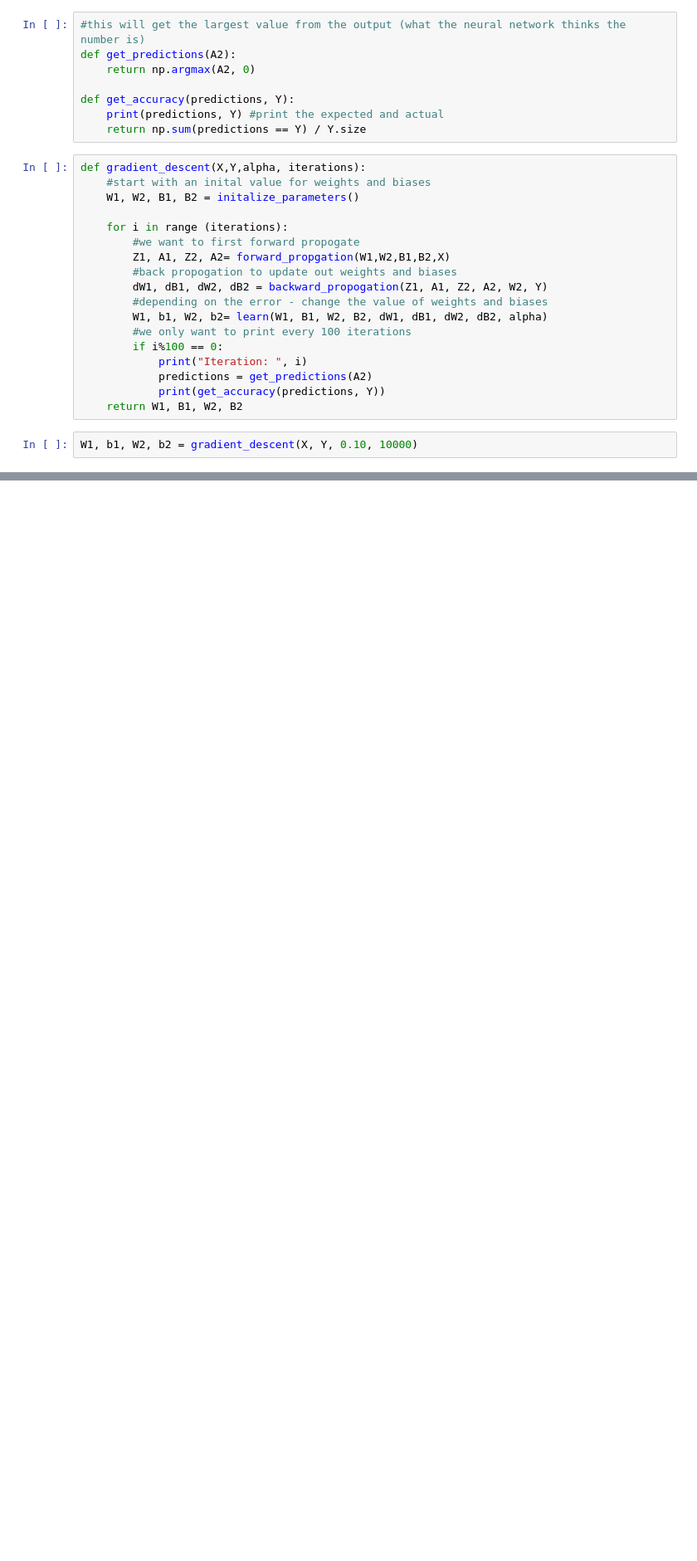
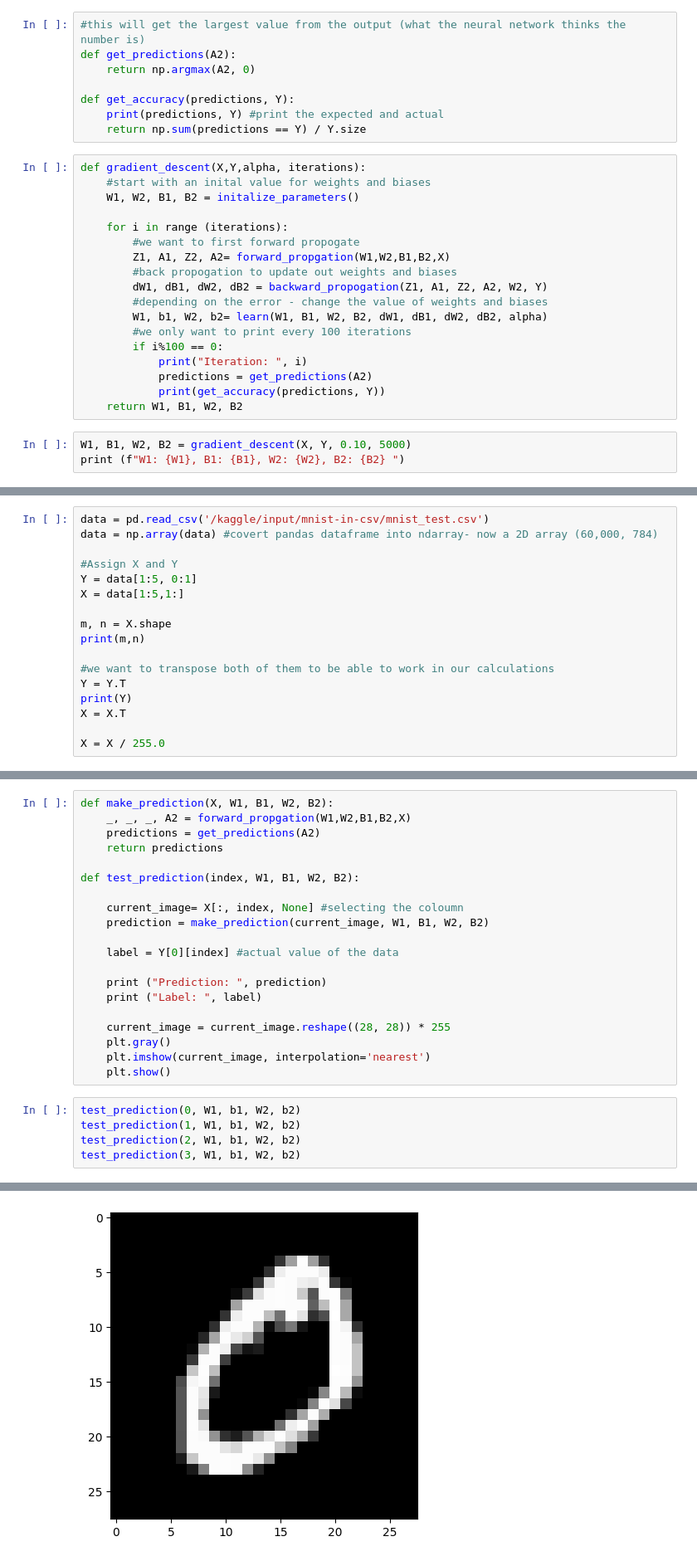
Before and after one commit to shr3yu/MNIST, a Jupyter notebook: mnist-neural-network-with-numpy-relu.ipynb, the cells around one changed output, grey strips where cells are left out. Shown at 83% size. Drawn from its saved outputs; the diff is of its cells as text; blank space fills up the shorter version.

Commit message:
update with test batch

```diff
--- a/mnist-neural-network-with-numpy-relu.ipynb
+++ b/mnist-neural-network-with-numpy-relu.ipynb
@@ -145,6 +146,7 @@ def gradient_descent(X,Y,alpha, iterations):
             print(get_accuracy(predictions, Y))
     return W1, B1, W2, B2
 # %%
-W1, b1, W2, b2 = gradient_descent(X, Y, 0.10, 10000)
+W1, B1, W2, B2 = gradient_descent(X, Y, 0.10, 5000)
+print (f"W1: {W1}, B1: {B1}, W2: {W2}, B2: {B2} ")
 # %% [output]
 Iteration:  0
@@ -166,0 +169,17 @@ Iteration:  9900
+# %%
+data = pd.read_csv('/kaggle/input/mnist-in-csv/mnist_test.csv')
+data = np.array(data) #covert pandas dataframe into ndarray- now a 2D array (60,000, 784)
+
+#Assign X and Y
+Y = data[1:5, 0:1]
+X = data[1:5,1:]
+
+m, n = X.shape
+print(m,n)
+
+#we want to transpose both of them to be able to work in our calculations
+Y = Y.T
+print(Y)
+X = X.T
+
+X = X / 255.0
@@ -166,0 +189,26 @@ Iteration:  9900
+# %%
+def make_prediction(X, W1, B1, W2, B2):
+    _, _, _, A2 = forward_propgation(W1,W2,B1,B2,X)
+    predictions = get_predictions(A2)
+    return predictions
+
+def test_prediction(index, W1, B1, W2, B2):
+
+    current_image= X[:, index, None] #selecting the coloumn
+    prediction = make_prediction(current_image, W1, B1, W2, B2)
+
+    label = Y[0][index] #actual value of the data
+
+    print ("Prediction: ", prediction)
+    print ("Label: ", label)
+
+    current_image = current_image.reshape((28, 28)) * 255
+    plt.gray()
+    plt.imshow(current_image, interpolation='nearest')
+    plt.show()
+# %%
+test_prediction(0, W1, b1, W2, b2)
+test_prediction(1, W1, b1, W2, b2)
+test_prediction(2, W1, b1, W2, b2)
+test_prediction(3, W1, b1, W2, b2)
+# %% [output]
@@ -166,0 +217 @@ Iteration:  9900
+[figure, added]
```
Also changed, not shown: parts of 5 cells of this notebook.
